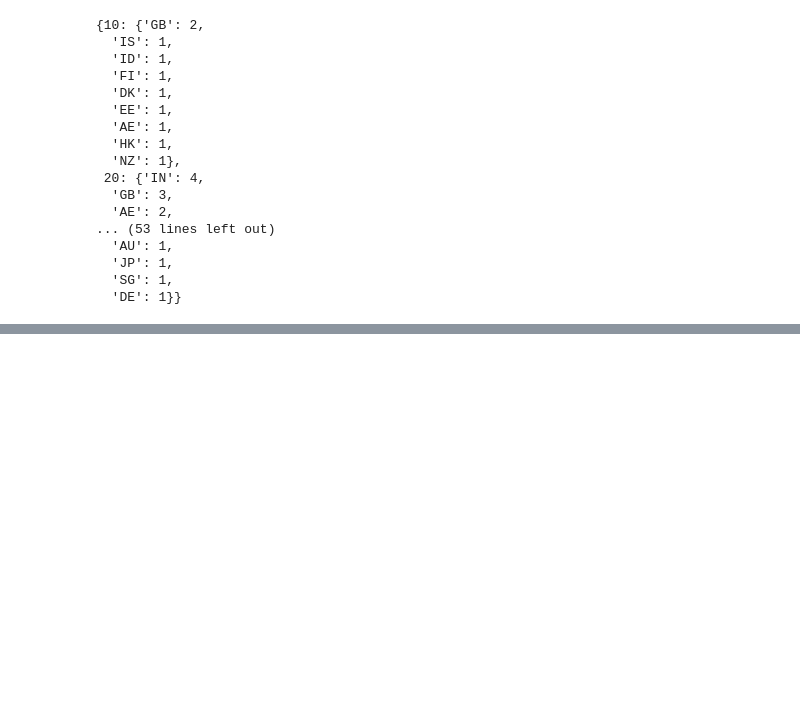
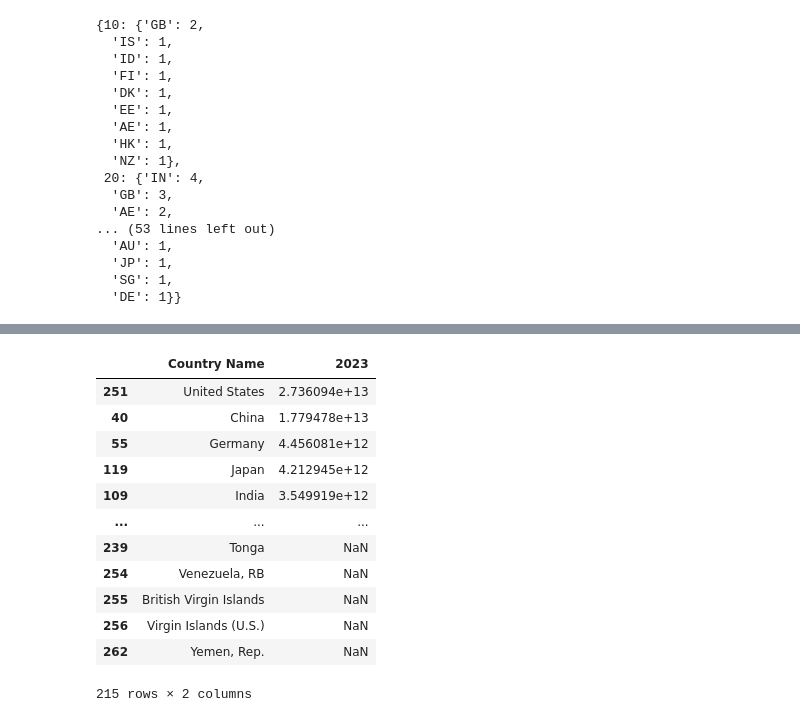
Before and after one commit to Konrad57/Imdb_Film_Ranking, a Jupyter notebook: analysis.ipynb, the cells around one changed output, grey strips where cells are left out. Saved outputs shown, nothing was run; the diff lists cells and outputs as text; code cells hidden in the pictures; blank space fills up the shorter version.

```diff
--- a/analysis.ipynb
+++ b/analysis.ipynb
@@ -120,0 +179,17 @@ Name: numVotes, Length: 217, dtype: int64
+# %%
+gdp_df = filter_countries_with_reference(gdp_df, 'Country Code', country_codes_df, 'alpha-3')
+gdp_df
+# %% [output]
+|  | Country Name | 2023 |
+| 251 | United States | 2.736094e+13 |
+| 40 | China | 1.779478e+13 |
+| 55 | Germany | 4.456081e+12 |
+| 119 | Japan | 4.212945e+12 |
+| 109 | India | 3.549919e+12 |
+| ... | ... | ... |
+| 239 | Tonga | NaN |
+| 254 | Venezuela, RB | NaN |
+| 255 | British Virgin Islands | NaN |
+| 256 | Virgin Islands (U.S.) | NaN |
+| 262 | Yemen, Rep. | NaN |
+215 rows × 2 columns
```
Also changed, not shown: parts of 18 cells of this notebook, 2 other files.
